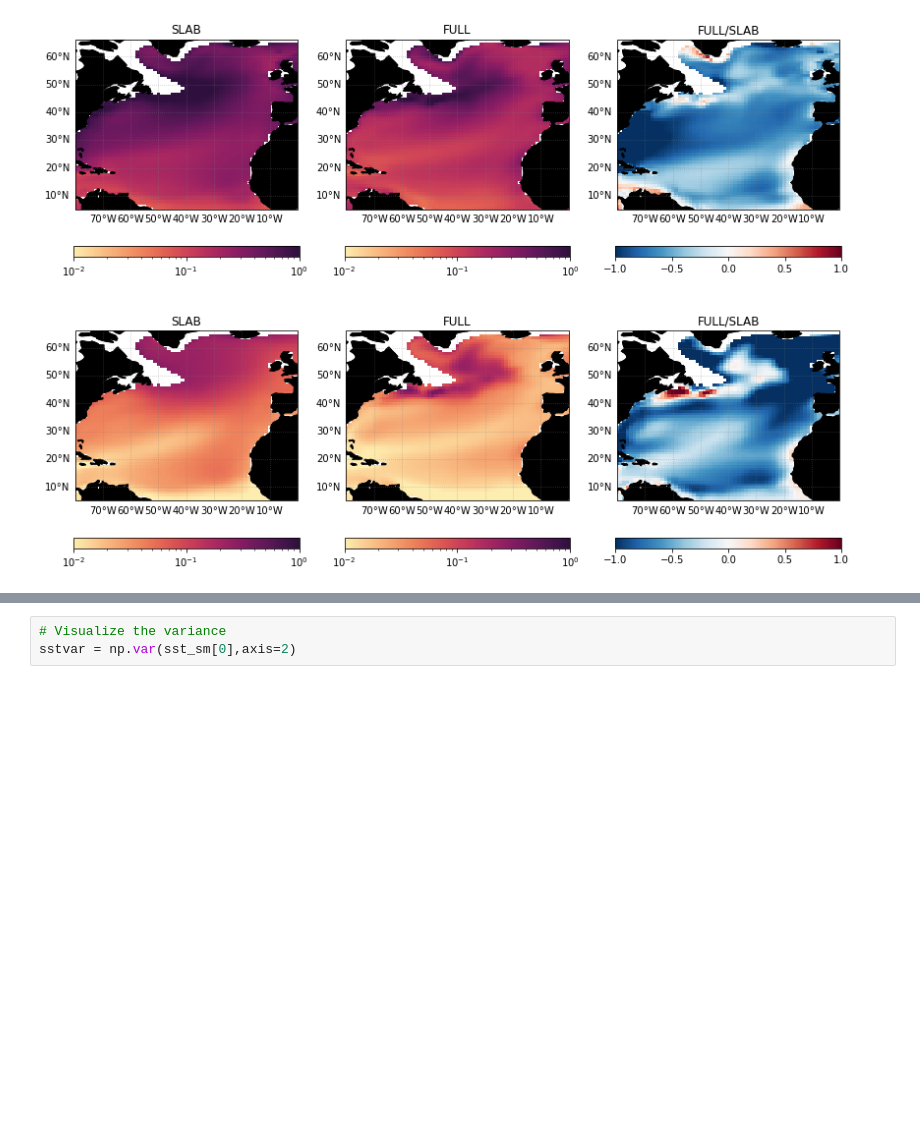
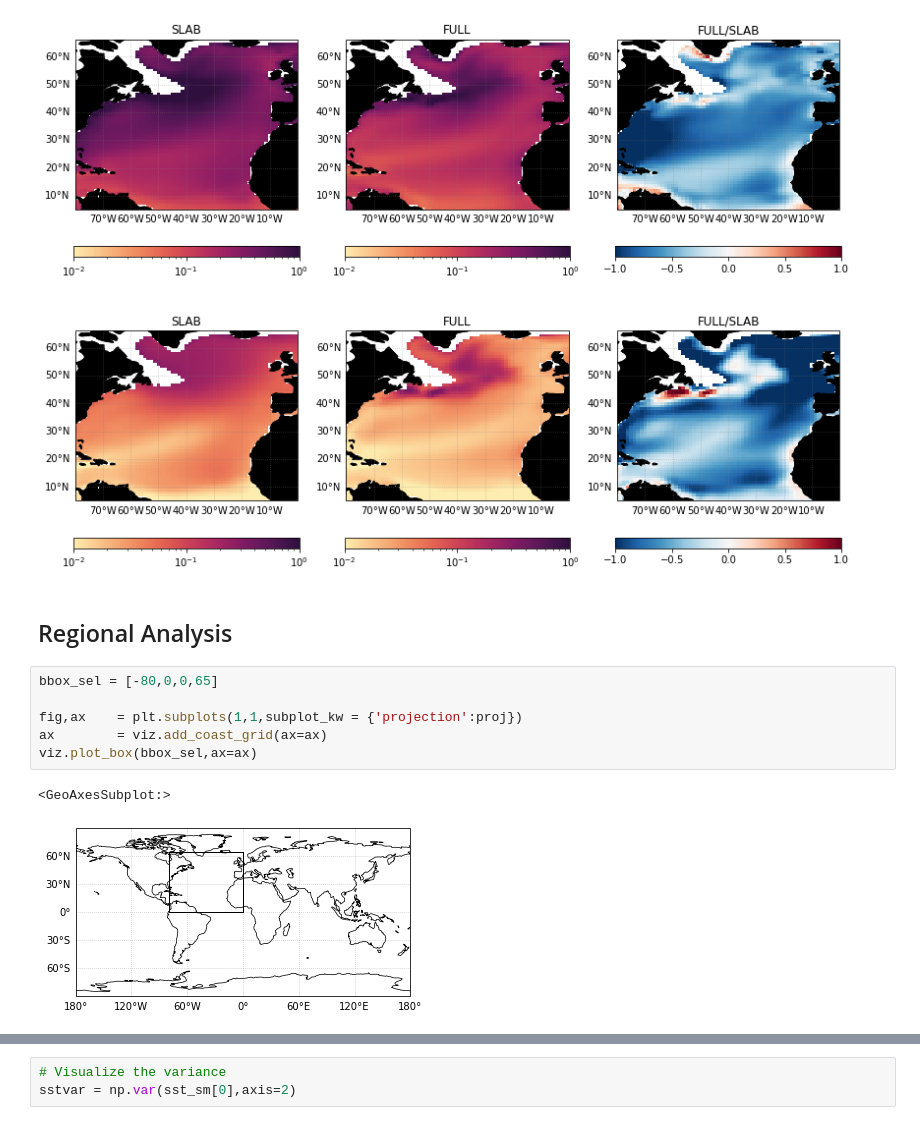
Before and after one commit to glennliu265/stochmod, a Jupyter notebook: analysis/Explore_Regional_Properties.ipynb, the cells around one changed output, grey strips where cells are left out. Drawn from its saved outputs; the diff is of its cells as text; blank space fills up the shorter version.

```diff
--- a/analysis/Explore_Regional_Properties.ipynb
+++ b/analysis/Explore_Regional_Properties.ipynb
@@ -308,3 +337,14 @@ for row in range(2):
 plt.savefig("%sCESM_FULL-SLAB_vratios_lpfilter.png"% (figpath),dpi=150,bbox_inches='tight')
 # %% [output]
 [figure]
+# %% [markdown]
+## Regional Analysis
+# %%
+bbox_sel = [-80,0,0,65]
+
+fig,ax    = plt.subplots(1,1,subplot_kw = {'projection':proj})
+ax        = viz.add_coast_grid(ax=ax)
+viz.plot_box(bbox_sel,ax=ax)
+# %% [output]
+<GeoAxesSubplot:>
+[figure, added]
```
Also changed, not shown: parts of 10 cells of this notebook.
